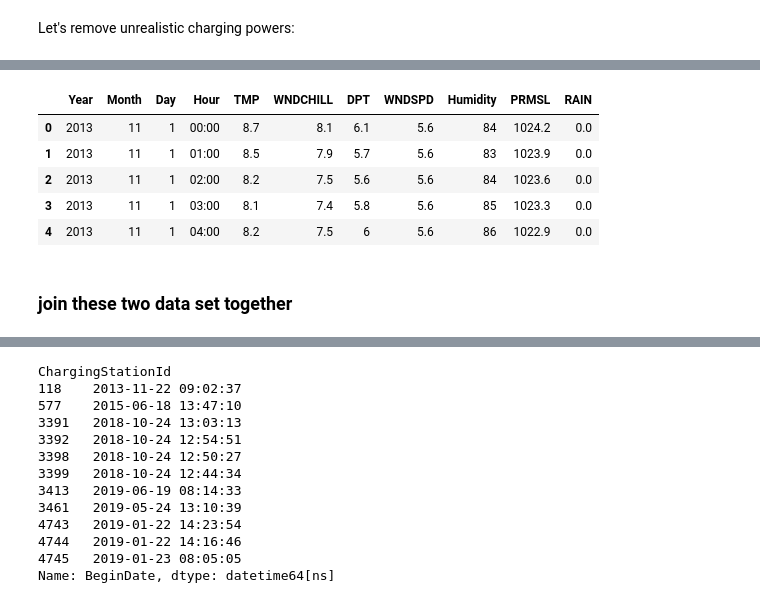
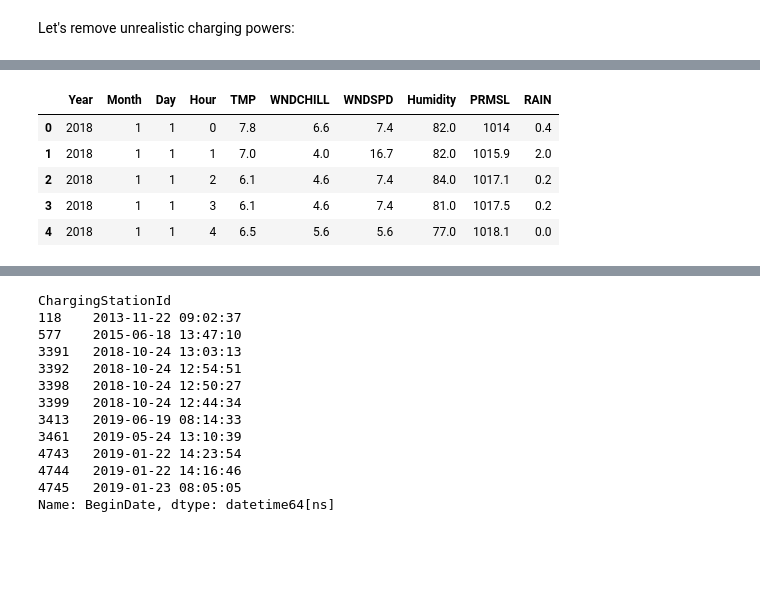
Before and after one commit to AdrienLegrain/CS_greenMotion, a Jupyter notebook: CS_greenMotion.ipynb, the cells around one changed output, grey strips where cells are left out. Cells and saved outputs as stored; diff of their text form; code cells hidden in the pictures; blank space fills up the shorter version.

```diff
--- a/CS_greenMotion.ipynb
+++ b/CS_greenMotion.ipynb
@@ -98,11 +190,29 @@ cs_df_clean.head()
+# %%
+weather['WNDCHILL'] = weather.apply(lambda x: float(x.WNDCHILL) if x.WNDCHILL != '--'\
+                             else weather[(weather.Month == x.Month)\
+                                         & (weather.Hour == x.Hour)\
+                                         & (weather.WNDCHILL != '--')]['WNDCHILL'].apply(float).mean(), axis=1)
+# %%
+weather['WNDSPD'] = weather.apply(lambda x: float(x.WNDSPD) if x.WNDSPD != '--'\
+                             else weather[(weather.Month == x.Month)\
+                                         & (weather.Hour == x.Hour)\
+                                         & (weather.WNDSPD != '--')]['WNDSPD'].apply(float).mean(), axis=1)
+# %%
+weather['Humidity'] = weather.apply(lambda x: float(x.Humidity) if x.Humidity != '--'\
+                             else weather[(weather.Month == x.Month)\
+                                         & (weather.Hour == x.Hour)\
+                                         & (weather.Humidity != '--')]['Humidity'].apply(float).mean(), axis=1)
+# %%
+weather['PRMSL'] = weather.apply(lambda x: float(x.PRMSL) if x.PRMSL != '--'\
+                             else weather[(weather.Month == x.Month)\
+                                         & (weather.Hour == x.Hour)\
+                                         & (weather.PRMSL != '--')]['PRMSL'].apply(float).mean(), axis=1)
 # %%
-cs_weather.head()
+weather.head()
 # %% [output]
-|  | Year | Month | Day | Hour | TMP | WNDCHILL | DPT | WNDSPD | Humidity | PRMSL | RAIN |
-| 0 | 2013 | 11 | 1 | 00:00 | 8.7 | 8.1 | 6.1 | 5.6 | 84 | 1024.2 | 0.0 |
-| 1 | 2013 | 11 | 1 | 01:00 | 8.5 | 7.9 | 5.7 | 5.6 | 83 | 1023.9 | 0.0 |
-| 2 | 2013 | 11 | 1 | 02:00 | 8.2 | 7.5 | 5.6 | 5.6 | 84 | 1023.6 | 0.0 |
-| 3 | 2013 | 11 | 1 | 03:00 | 8.1 | 7.4 | 5.8 | 5.6 | 85 | 1023.3 | 0.0 |
-| 4 | 2013 | 11 | 1 | 04:00 | 8.2 | 7.5 | 6 | 5.6 | 86 | 1022.9 | 0.0 |
+|  | Year | Month | Day | Hour | TMP | WNDCHILL | WNDSPD | Humidity | PRMSL | RAIN |
+| 0 | 2018 | 1 | 1 | 0 | 7.8 | 6.6 | 7.4 | 82.0 | 1014 | 0.4 |
+| 1 | 2018 | 1 | 1 | 1 | 7.0 | 4.0 | 16.7 | 82.0 | 1015.9 | 2.0 |
+| 2 | 2018 | 1 | 1 | 2 | 6.1 | 4.6 | 7.4 | 84.0 | 1017.1 | 0.2 |
+| 3 | 2018 | 1 | 1 | 3 | 6.1 | 4.6 | 7.4 | 81.0 | 1017.5 | 0.2 |
+| 4 | 2018 | 1 | 1 | 4 | 6.5 | 5.6 | 5.6 | 77.0 | 1018.1 | 0.0 |
-# %% [markdown]
-###  join these two data set together
```
Also changed, not shown: parts of 61 cells of this notebook.
